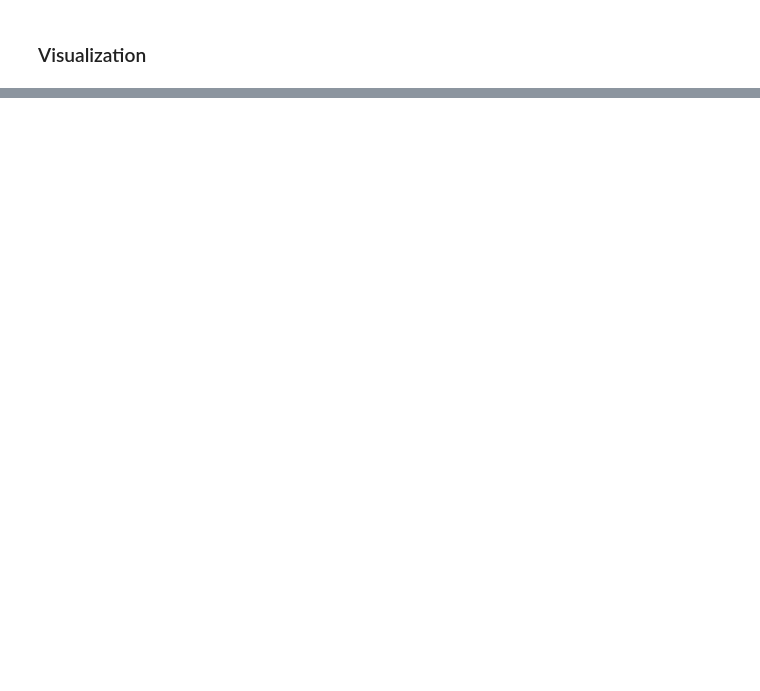
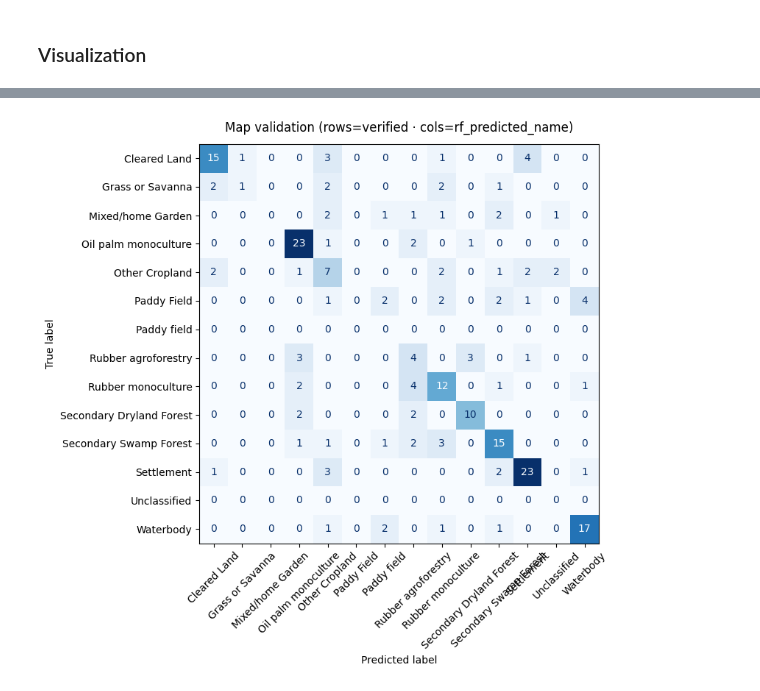
Before and after one commit to epistem-io/luma-stack, a Jupyter notebook: notebooks/DTL_oganilir_test.ipynb, the cells around one changed output, grey strips where cells are left out. Drawn from its saved outputs; the diff is of its cells as text; code cells hidden in the pictures; blank space fills up the shorter version.

Commit message:
Modified input data and added thematic validation

```diff
--- a/notebooks/DTL_oganilir_test.ipynb
+++ b/notebooks/DTL_oganilir_test.ipynb
@@ -238,4 +238,5 @@ from sklearn.metrics import confusion_matrix, accuracy_score
 import seaborn as sns
 # %%
 #
-df_train = pd.read_csv('../data/modular_mapping_approach/oganilir_modular_td/modular_td_oganilir_v6.csv')
+df_train_csv = '../data/modular_mapping_approach/oganilir_modular_td/modular_td_oganilir_v6.csv'
+df_train = pd.read_csv(df_train_csv)
@@ -508,11 +777,12 @@ print('[Step 3] Assigning labels via decision rules...')
 # # IF only use a subset of a class, then apply this instead:
 # ruleset_subset = ruleset[ruleset['class_id'].isin([23, 20, 13])]  # Only 3 classes
 # df_train['label'] = df_train.apply(lambda row: assign_label(row, ruleset_subset), axis=1)
-df_train['label'] = df_train.apply(lambda row: assign_label(row, ruleset), axis=1)
+ruleset_subset = ruleset[ruleset['class_id'].isin([2, 6, 8, 9, 13, 15, 16, 17, 18, 20, 21, 23])]
+df_split_train['label'] = df_split_train.apply(lambda row: assign_label(row, ruleset_subset), axis=1)
 
-print(f'✓ Labels assigned to {len(df_train)} samples\n')
+print(f'✓ Labels assigned to {len(df_split_train)} samples\n')
 print('Label distribution (assigned):')
-print(df_train['label'].value_counts().sort_index())
-print(f'\nUnclassified (label=0): {(df_train["label"] == 0).sum()}')
+print(df_split_train['label'].value_counts().sort_index())
+print(f'\nUnclassified (label=0): {(df_split_train["label"] == 0).sum()}')
 # %% [output]
 [Step 3] Assigning labels via decision rules...
@@ -898,0 +1350,75 @@ Map(center=[-3.4152616959981676, 104.60534276364243], controls=(WidgetControl(op
+# %%
+# ─────────────────────────────────────────────────────────────────────────────
+# ── STEP C: Visualize & export validation results ───────────────────────────
+
+try:
+    df_v = _df_verified_ready
+    print("=" * 70)
+    print("MAP VALIDATION ANALYSIS")
+    print("=" * 70)
+except NameError:
+    print("⏸  No verified data — run previous cell with VERIFIED_VAL_PATH set.")
+    df_v = None
+
+if df_v is not None and len(df_v) > 0:
+
+    # Per-class agreement
+    per_class_agree = (
+        df_v.groupby(AGREEMENT_COL)["map_agreement"]
+        .agg(agreed="sum", total="count")
+    )
+    per_class_agree["agreement_%"] = (
+        per_class_agree["agreed"] / per_class_agree["total"] * 100
+    ).round(1)
+    per_class_agree = per_class_agree.sort_values("agreement_%")
+
+    print(f"\nOverall agreement : {df_v['map_agreement'].mean():.2%}")
+    print(f"Points validated  : {len(df_v)}\n")
+    print("Per-class agreement (worst → best):")
+    display(per_class_agree.style.format({"agreement_%": "{:.1f}%"}))
+
+    # Confusion matrix
+    all_labels = sorted(set(df_v["_verified_name"].unique()) | set(df_v[AGREEMENT_COL].astype(str).unique()))
+    if len(all_labels) <= 25:
+        from sklearn.metrics import confusion_matrix, ConfusionMatrixDisplay
+        import matplotlib.pyplot as plt
+
+        cm_map = confusion_matrix(
+            df_v["_verified_name"],
+            df_v[AGREEMENT_COL].astype(str),
+            labels=all_labels
+        )
+
+        fig, ax = plt.subplots(
+            figsize=(max(8, len(all_labels)*0.65), max(6, len(all_labels)*0.55))
+        )
+        ConfusionMatrixDisplay(cm_map, display_labels=all_labels).plot(
+            ax=ax, xticks_rotation=45, colorbar=False, cmap="Blues"
+        )
+        ax.set_title(
+            f"Map validation (rows=verified · cols={AGREEMENT_COL})",
+            pad=12
+        )
+        plt.tight_layout()
+        plt.show()
+
+    # Disagreement summary
+    disagreed = df_v[~df_v["map_agreement"]][[AGREEMENT_COL, "_verified_name"]].copy()
+    disagreed.columns = ["predicted", "map_verified"]
+    if not disagreed.empty:
+        print(f"\nDisagreement pairs ({len(disagreed)} points):")
+        display(
+            disagreed.value_counts()
+            .rename("count")
+            .reset_index()
+            .sort_values("count", ascending=False)
+        )
+
+    # Export results
+    # if 'VAL_PATH' in dir():
+    #     out_path = Path(VAL_PATH).with_name# (
+    #         Path(VAL_PATH).# stem + "_map_validation_results.csv"
+    #     )#
+    #     df_v.to_csv(out_path, index=False)
+    #     print(f"\n✅ R# esults save# d → {out_path}")#
+# %% [output]
@@ -898,0 +1447 @@ Map(center=[-3.4152616959981676, 104.60534276364243], controls=(WidgetControl(op
+[figure, added]
```
Also changed, not shown: parts of 22 cells of this notebook, 1 other file.
